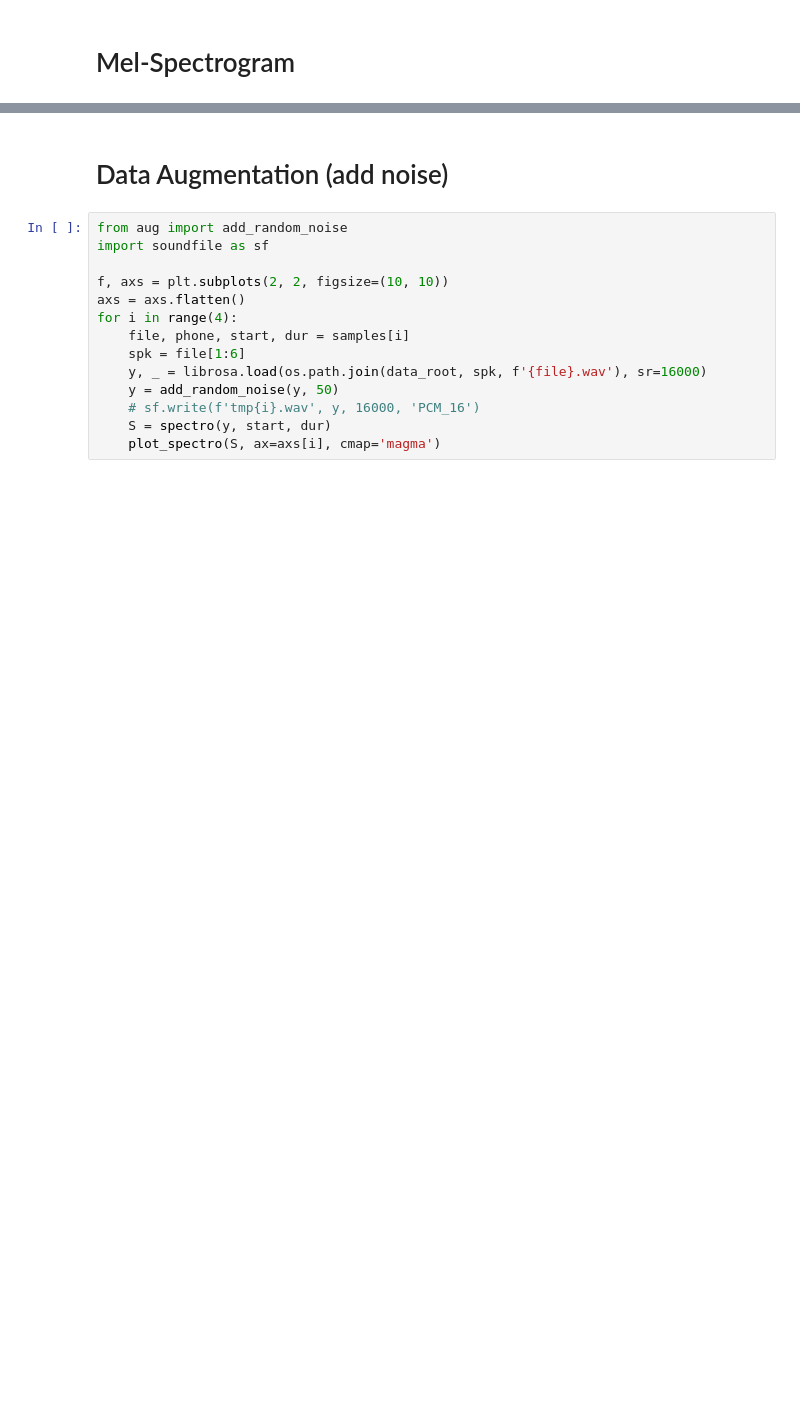
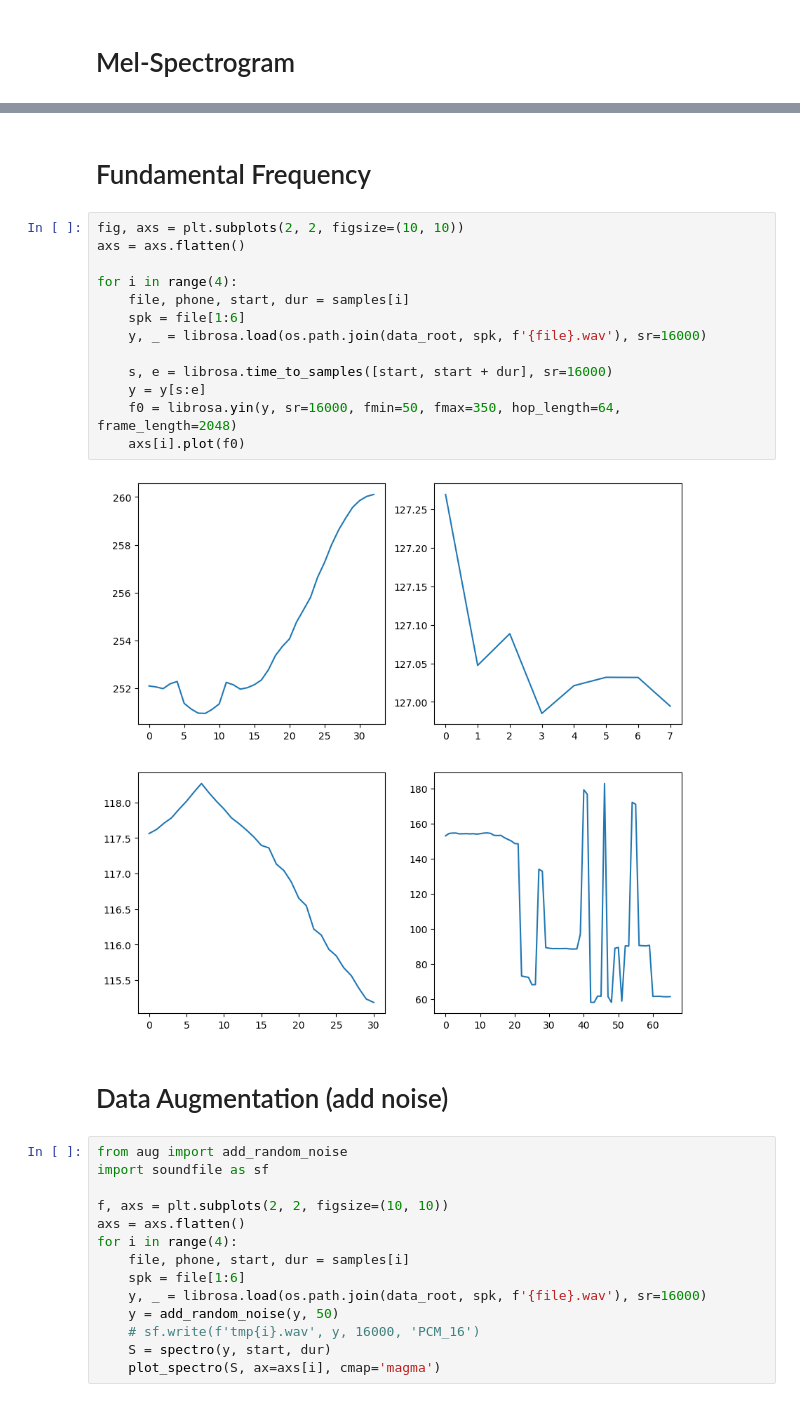
Before and after one commit to tjysdsg/tone_classifier, a Jupyter notebook: test.ipynb, the cells around one changed output, grey strips where cells are left out. Drawn from its saved outputs; the diff is of its cells as text; blank space fills up the shorter version.

```diff
--- a/test.ipynb
+++ b/test.ipynb
@@ -82,3 +101,20 @@ for i in range(4):
+# %% [markdown]
+# Fundamental Frequency
+# %%
+fig, axs = plt.subplots(2, 2, figsize=(10, 10))
+axs = axs.flatten()
+
+for i in range(4):
+    file, phone, start, dur = samples[i]
+    spk = file[1:6]
+    y, _ = librosa.load(os.path.join(data_root, spk, f'{file}.wav'), sr=16000)
+
+    s, e = librosa.time_to_samples([start, start + dur], sr=16000)
+    y = y[s:e]
+    f0 = librosa.yin(y, sr=16000, fmin=50, fmax=350, hop_length=64, frame_length=2048)
+    axs[i].plot(f0)
+# %% [output]
+[figure, added]
 # %% [markdown]
 # Data Augmentation (add noise)
 # %%
```
Also changed, not shown: parts of 7 cells of this notebook, 5 other files.
